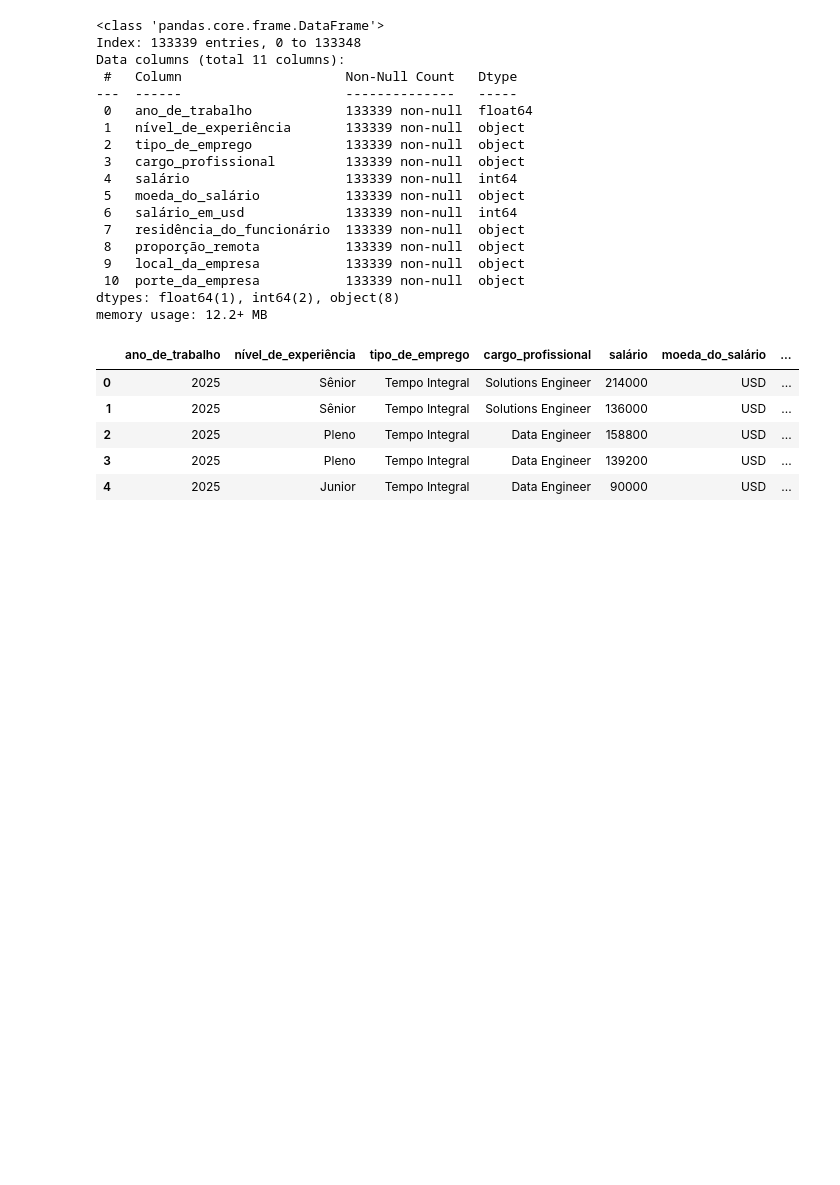
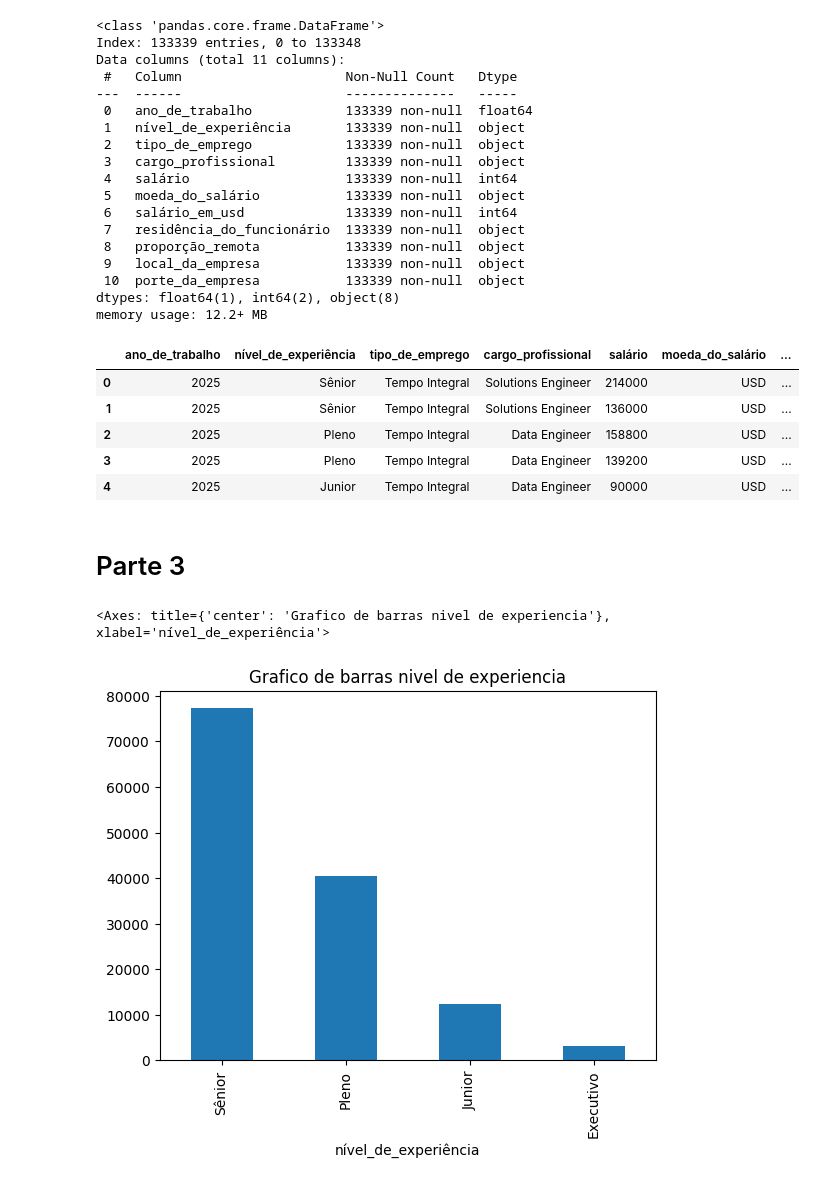
Before and after one commit to ThiagoVenturim/studying_python_data, a Jupyter notebook: Alura/AluraAula1.ipynb, the cells around one changed output. Drawn from its saved outputs; the diff is of its cells as text; code cells hidden in the pictures; blank space fills up the shorter version.

```diff
--- a/Alura/AluraAula1.ipynb
+++ b/Alura/AluraAula1.ipynb
@@ -349,3 +351,10 @@ df_limpo.head(5)
 | 2 | 2025 | Pleno | Tempo Integral | Data Engineer | 158800 | USD | ... |
 | 3 | 2025 | Pleno | Tempo Integral | Data Engineer | 139200 | USD | ... |
 | 4 | 2025 | Junior | Tempo Integral | Data Engineer | 90000 | USD | ... |
+# %% [markdown]
+# Parte 3
+# %%
+df_limpo["nível_de_experiência"].value_counts().plot(kind="bar", title="Grafico de barras nivel de experiencia")
+# %% [output]
+<Axes: title={'center': 'Grafico de barras nivel de experiencia'}, xlabel='nível_de_experiência'>
+[figure, added]
```
Also changed, not shown: parts of 5 cells of this notebook.
